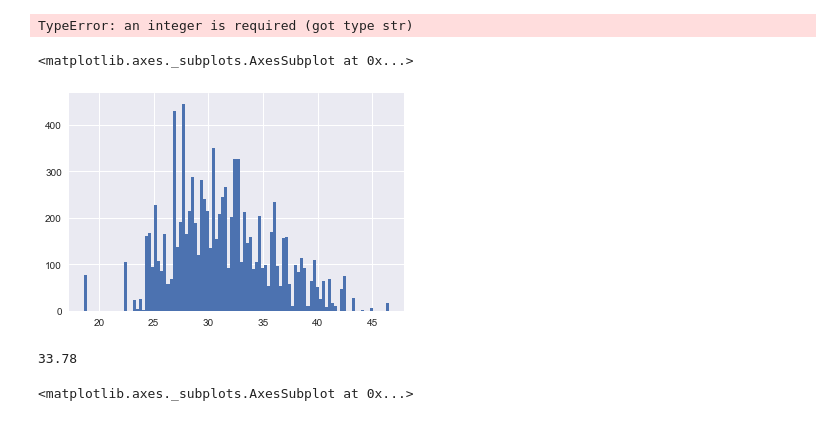
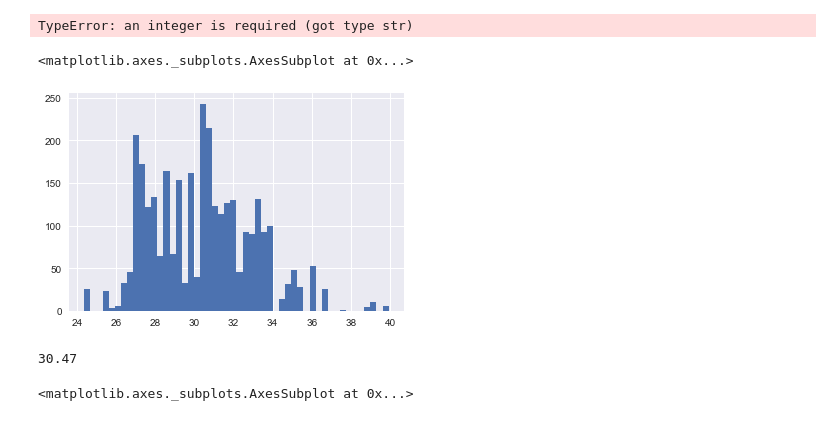
Before and after one commit to rhaejr/PythonProjects, a Jupyter notebook: Pay/Pay.ipynb, the cells around one changed output. Drawn from its saved outputs; the diff is of its cells as text; code cells hidden in the pictures.

```diff
--- a/Pay/Pay.ipynb
+++ b/Pay/Pay.ipynb
@@ -248,16 +250,16 @@ pd.datetime('09Sep1997')
 # %% [output]
 TypeError: an integer is required (got type str)
 # %%
-pay2016 = pay.loc[(pay.index.get_level_values('Date').year == 2016)][12].drop('PR')
+pay2016 = pay.loc[(pay.index.get_level_values('Date').year == 2016) & (pay.index.get_level_values('Scale') == 'WG')][12].drop('PR')
 # %%
-pay2016.hist(bins=100)
+pay2016.hist(bins=50)
 # %% [output]
 <matplotlib.axes._subplots.AxesSubplot at 0x...>
-[figure, old version]
+[figure, new version]
 # %%
 pay2016.median()
 # %% [output]
-33.78
+30.47
 # %%
 pay2016.hist(bins=50)
 # %% [output]
```
Also changed, not shown: parts of 4 cells of this notebook.
